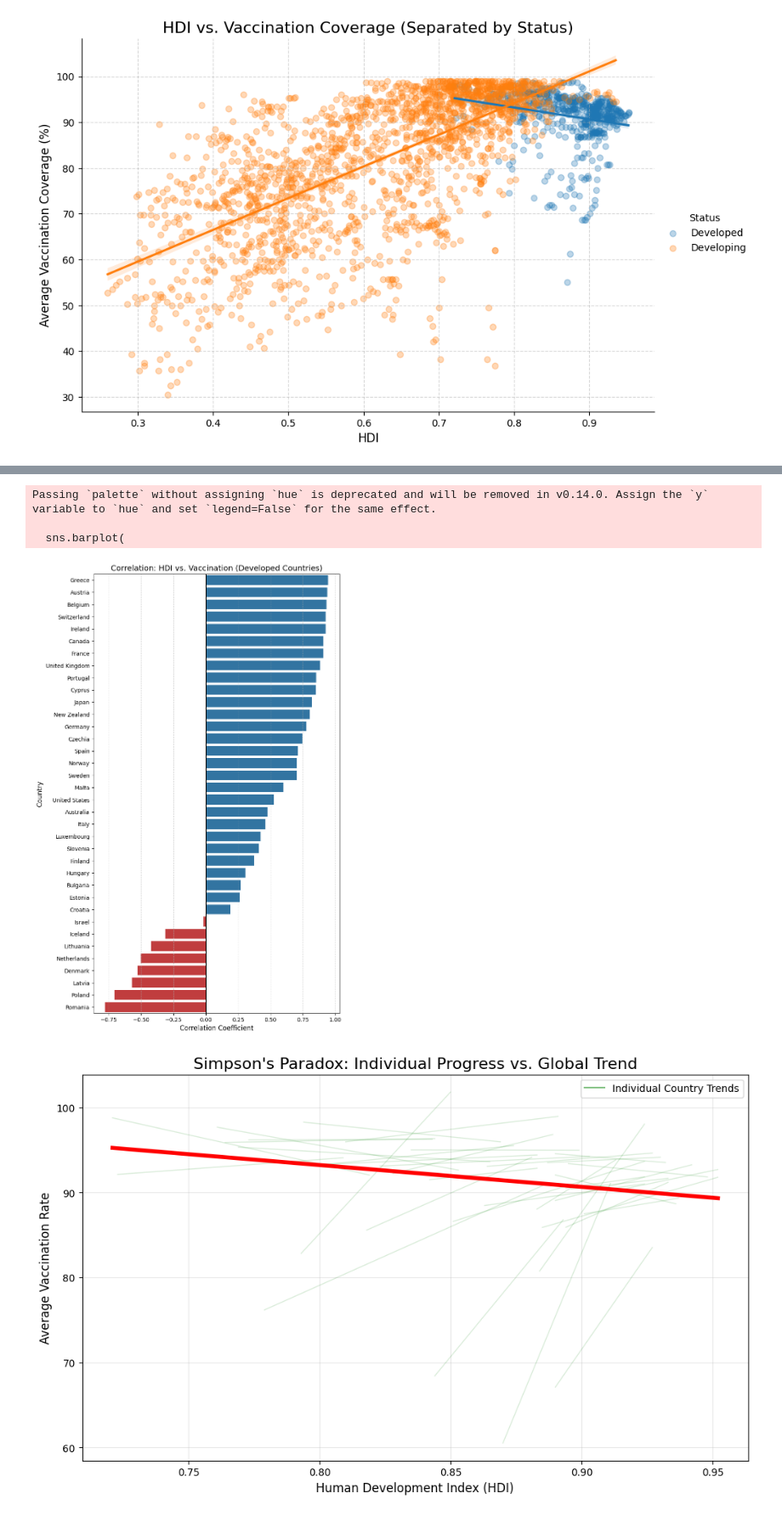
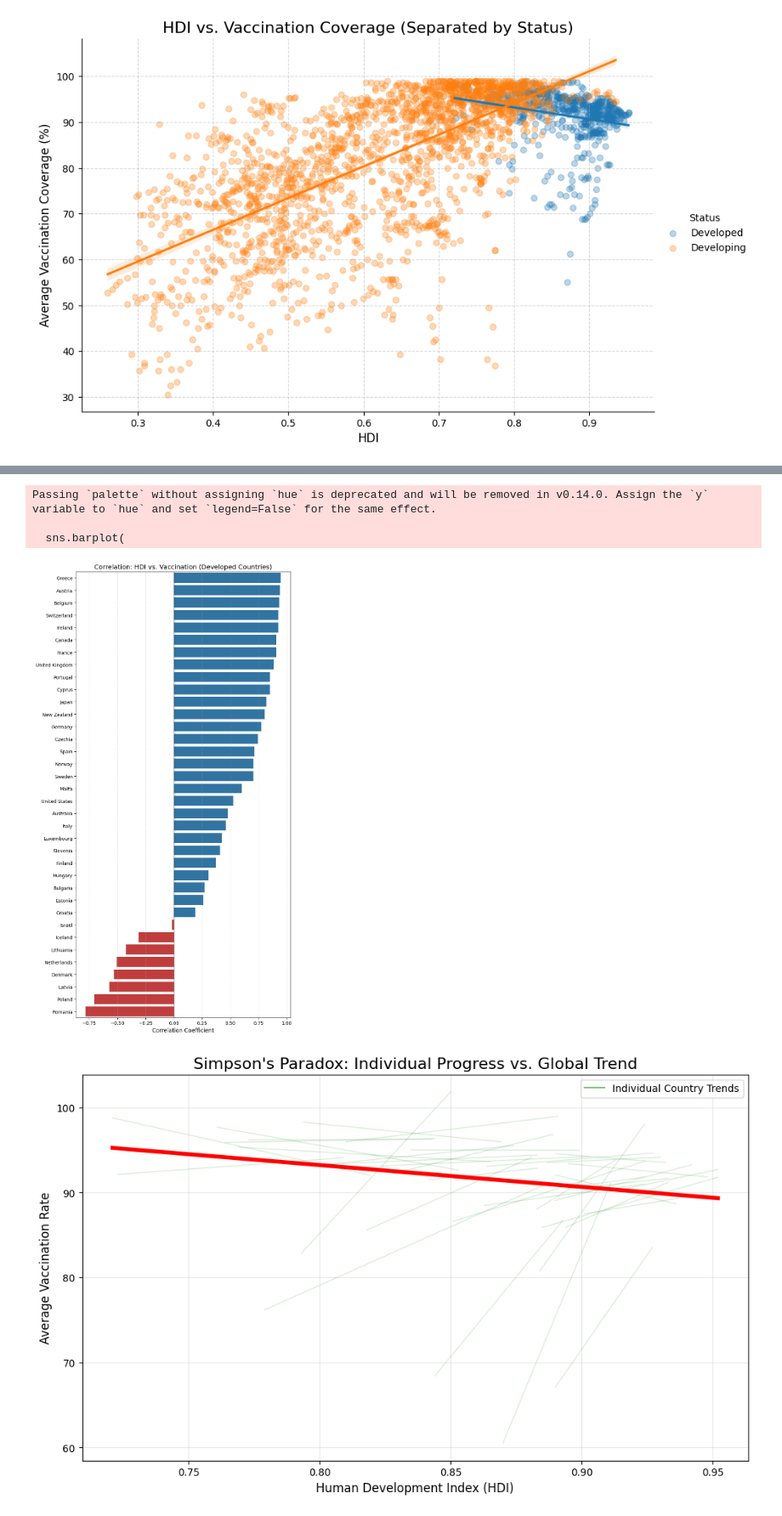
Before and after one commit to ShazaAbdallah/Data-management-236003, a Jupyter notebook: Project/project-updated.ipynb, the cells around one changed output, grey strips where cells are left out. Shown at 85% size. Drawn from its saved outputs; the diff is of its cells as text; code cells hidden in the pictures.

```diff
--- a/Project/project-updated.ipynb
+++ b/Project/project-updated.ipynb
@@ -339,30 +56,14 @@ Correlation Coefficient: -0.4697
 # %%
-import pandas as pd
-import seaborn as sns
-import matplotlib.pyplot as plt
-import numpy as np
 
-# 1. Load Data
-df = pd.read_csv('Life-Expectancy-Data-Updated.csv')
-
-# 2. Prepare Data
-# Create 'Status' column (Developed/Developing)
-df['Status'] = df['Economy_status_Developed'].apply(lambda x: 'Developed' if x == 1 else 'Developing')
-
-# Calculate Average Vaccination
-vacc_cols = [c for c in df.columns if any(k in c.lower() for k in ["hepatitis", "polio", "diphtheria", "measles"])]
-df['avg_vaccination'] = df[vacc_cols].apply(pd.to_numeric, errors='coerce').mean(axis=1)
 
 # Calculate Log GDP (for better visualization)
 df['log_GDP'] = np.log(df['GDP_per_capita'])
 
-# 3. Calculate Correlations for each group
+# Calculate Correlations for each group
 stats = df.groupby('Status')[['log_GDP', 'avg_vaccination']].corr().iloc[0::2, -1]
 print("Correlation (Log GDP vs Vaccination):")
 print(stats)
 
-# 4. Plot
-# lmplot draws scatter plots with regression lines for each 'hue' category
 sns.lmplot(
     data=df,
     x='log_GDP',
@@ -684,40 +225,35 @@ Name: avg_vaccination, dtype: float64
 # %%
-import seaborn as sns
-import matplotlib.pyplot as plt
 
-# 1. Prepare the Data
-# Your 'stats' variable is likely a Series with a MultiIndex.
-# We convert it to a clean DataFrame and sort it.
-corr_df = stats.reset_index()
+correlations = (
+    combined_df[combined_df["Status"] == "Developed"]
+    .groupby('Country')
+    .apply(lambda g: g['hdi'].corr(g['avg_vaccination']))
+    .sort_values(ascending=False)
+    .reset_index(name='Correlation')
+)
 
-# Depending on your pandas version, the columns might need renaming.
-# Assuming column 0 is 'Country' and the values are 'Correlation'
-corr_df.columns = ['Country', 'Variable', 'Correlation'] # 'Variable' is the 'hdi' level we don't need
-corr_df = corr_df[['Country', 'Correlation']].sort_values('Correlation', ascending=False)
+plt.figure(figsize=(8, len(correlations) * 0.4))
 
-# 2. Plot
-plt.figure(figsize=(8, len(corr_df) * 0.4))  # Auto-adjust height based on N countries
-
-# Color bars by positive/negative value
-colors = ['#1f77b4' if x > 0 else '#d62728' for x in corr_df['Correlation']]
+custom_colors = ['#1f77b4' if x > 0 else '#d62728' for x in correlations['Correlation']]
 
 sns.barplot(
-    data=corr_df,
+    data=correlations,
     x='Correlation',
     y='Country',
-    palette=colors  # Blue for positive, Red for negative
+    palette=custom_colors
 )
 
 plt.title('Correlation: HDI vs. Vaccination (Developed Countries)', fontsize=14)
 plt.xlabel('Correlation Coefficient', fontsize=12)
-plt.ylabel('Country', fontsize=12)
-plt.axvline(0, color='black', linewidth=1) # Add a vertical line at 0 for reference
-plt.grid(axis='x', linestyle='--', alpha=0.5)
+plt.ylabel(None)
+plt.axvline(0, color='black', linewidth=1)
+plt.grid(axis='x', linestyle='--', alpha=0.3)
 
+plt.tight_layout()
 plt.show()
 # %% [output]
 Passing `palette` without assigning `hue` is deprecated and will be removed in v0.14.0. Assign the `y` variable to `hue` and set `legend=False` for the same effect.
 
   sns.barplot(
-[figure, old version]
+[figure, new version]
 # %%
```
Also changed, not shown: parts of 30 cells of this notebook, 4 other files.
